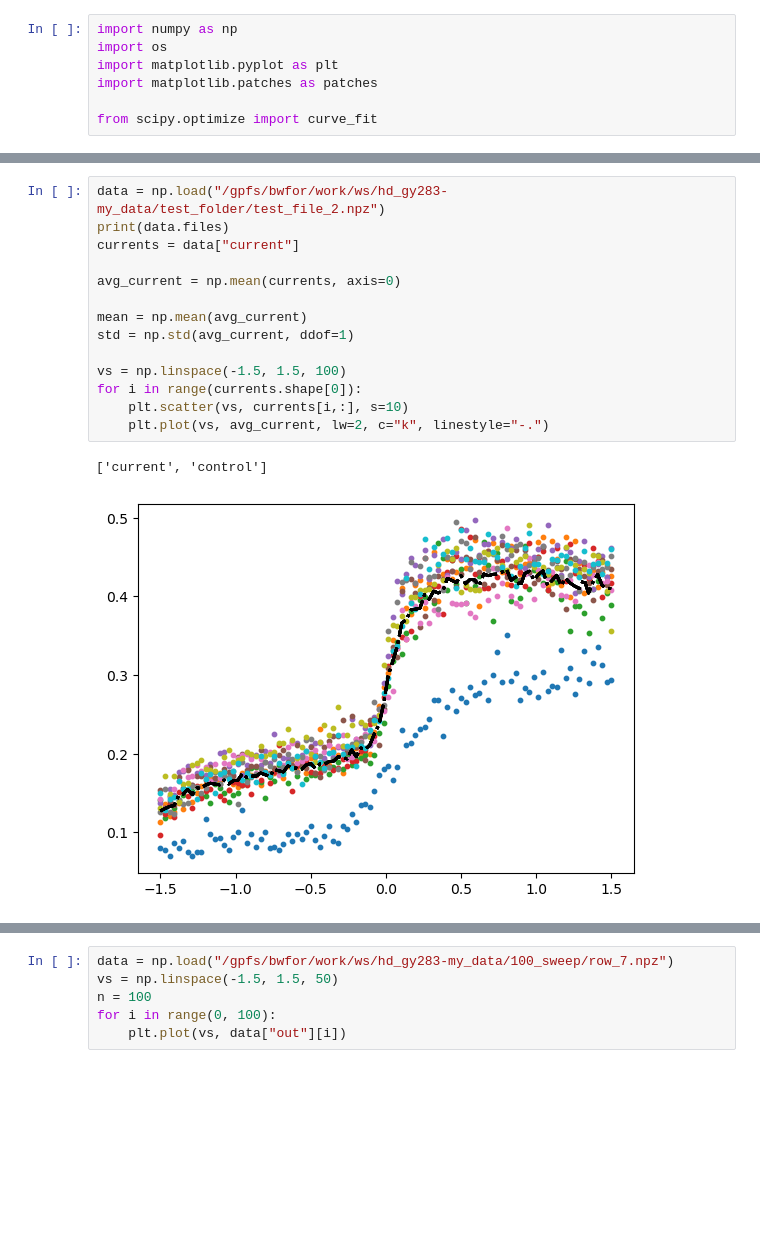
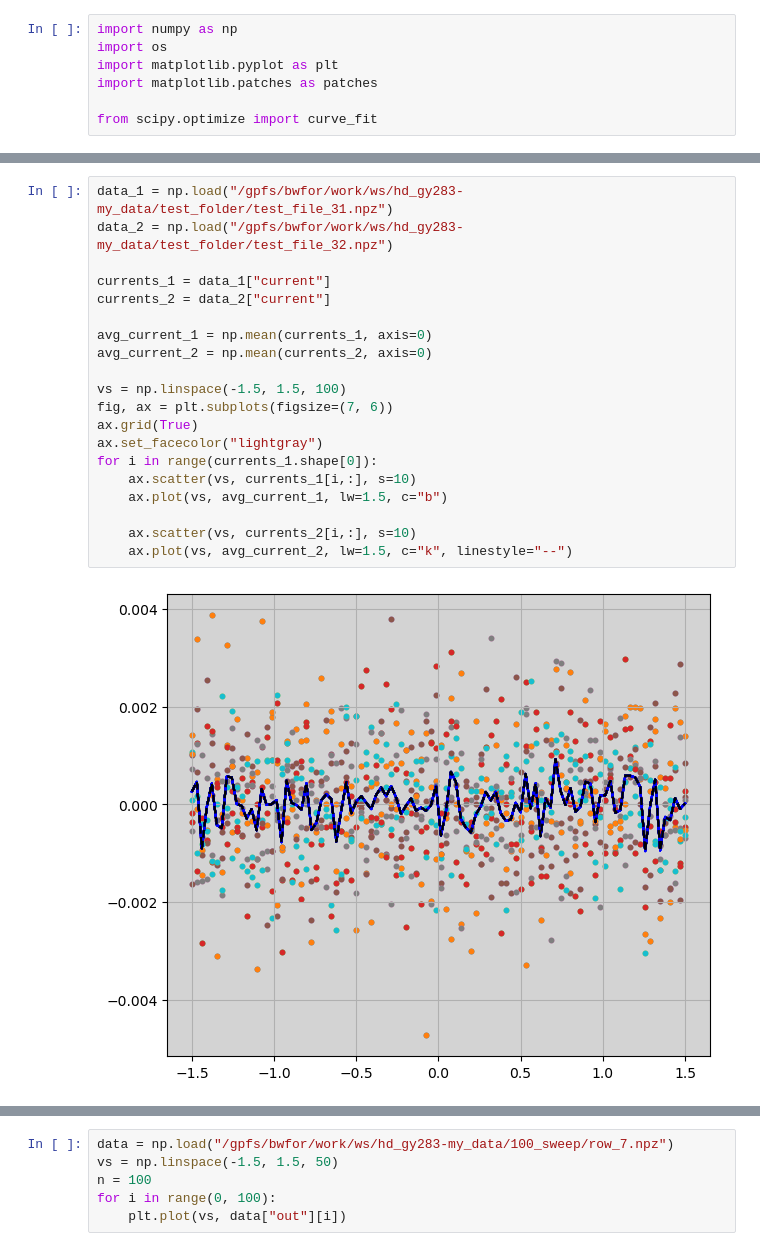
Before and after one commit to jwass1997/kmc_project, a Jupyter notebook: scripts/python_scripts/visualize.ipynb, the cells around one changed output, grey strips where cells are left out. Drawn from its saved outputs; the diff is of its cells as text; blank space fills up the shorter version.

```diff
--- a/scripts/python_scripts/visualize.ipynb
+++ b/scripts/python_scripts/visualize.ipynb
@@ -8,17 +46,22 @@ from scipy.optimize import curve_fit
 # %%
-data = np.load("/gpfs/bwfor/work/ws/hd_gy283-my_data/test_folder/test_file_2.npz")
-print(data.files)
-currents = data["current"]
+data_1 = np.load("/gpfs/bwfor/work/ws/hd_gy283-my_data/test_folder/test_file_31.npz")
+data_2 = np.load("/gpfs/bwfor/work/ws/hd_gy283-my_data/test_folder/test_file_32.npz")
 
-avg_current = np.mean(currents, axis=0)
+currents_1 = data_1["current"]
+currents_2 = data_2["current"]
 
-mean = np.mean(avg_current)
-std = np.std(avg_current, ddof=1)
+avg_current_1 = np.mean(currents_1, axis=0)
+avg_current_2 = np.mean(currents_2, axis=0)
 
 vs = np.linspace(-1.5, 1.5, 100)
-for i in range(currents.shape[0]):
-    plt.scatter(vs, currents[i,:], s=10)
-    plt.plot(vs, avg_current, lw=2, c="k", linestyle="-.")
+fig, ax = plt.subplots(figsize=(7, 6))
+ax.grid(True)
+ax.set_facecolor("lightgray")
+for i in range(currents_1.shape[0]):
+    ax.scatter(vs, currents_1[i,:], s=10)
+    ax.plot(vs, avg_current_1, lw=1.5, c="b")
+
+    ax.scatter(vs, currents_2[i,:], s=10)
+    ax.plot(vs, avg_current_2, lw=1.5, c="k", linestyle="--")
 # %% [output]
-['current', 'control']
-[figure, old version]
+[figure, new version]
```
Also changed, not shown: parts of 3 cells of this notebook, 39 other files.
